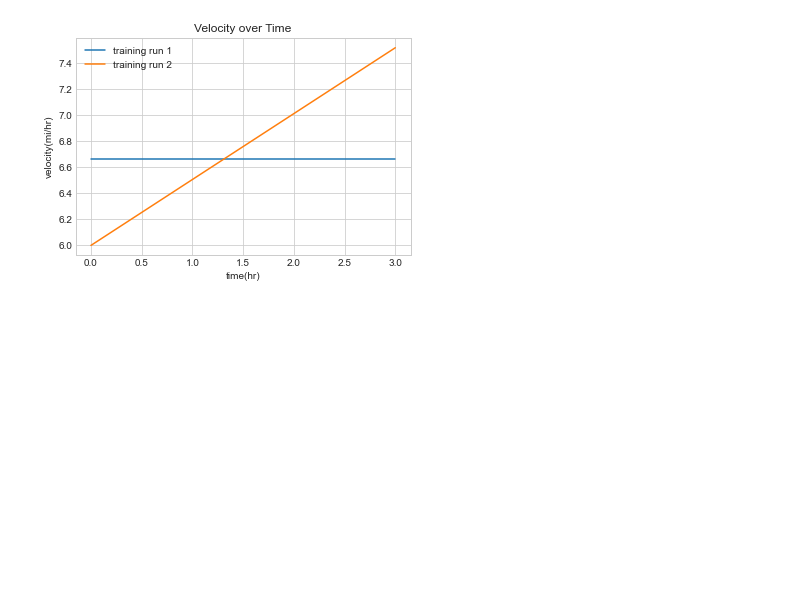
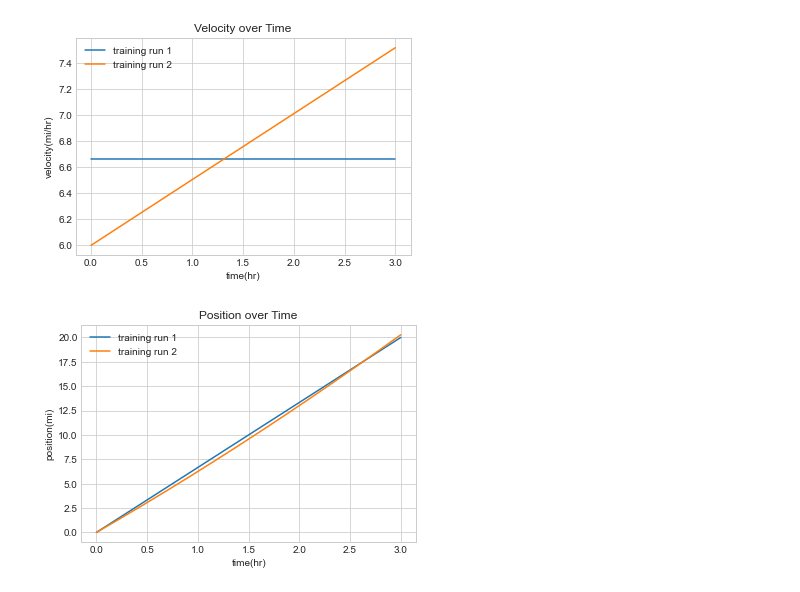
Before and after one commit to dwanneruchi/538_Riddlers, a Jupyter notebook: 20201106/riddler_express.ipynb, the cells around one changed output. Cells and saved outputs as stored; diff of their text form; code cells hidden in the pictures; blank space fills up the shorter version.

Commit message:
Riddler express with diagram

```diff
--- a/20201106/riddler_express.ipynb
+++ b/20201106/riddler_express.ipynb
@@ -68,3 +69,21 @@ ax.set(xlabel='time(hr)', ylabel='velocity(mi/hr)',
 plt.legend();
 # %% [output]
 [figure]
+# %%
+# show X vs T plot
+fig = plt.figure()
+ax = plt.axes()
+
+# time axis
+t = np.linspace(0, run_1 / 60, 1000)
+
+# solve for X position based on time, v_i & a
+ax.plot(t, run_1_velocity*t + 0.5*0*(t**2), label = "training run 1"); # training run 1 in mi / hr
+ax.plot(t, v_start*t + 0.5*a*(t**2), label = "training run 2") # training run 2
+
+# clean up plot a bit
+ax.set(xlabel='time(hr)', ylabel='position(mi)',
+       title='Position over Time')
+plt.legend();
+# %% [output]
+[figure, added]
```
Also changed, not shown: parts of 3 cells of this notebook.
